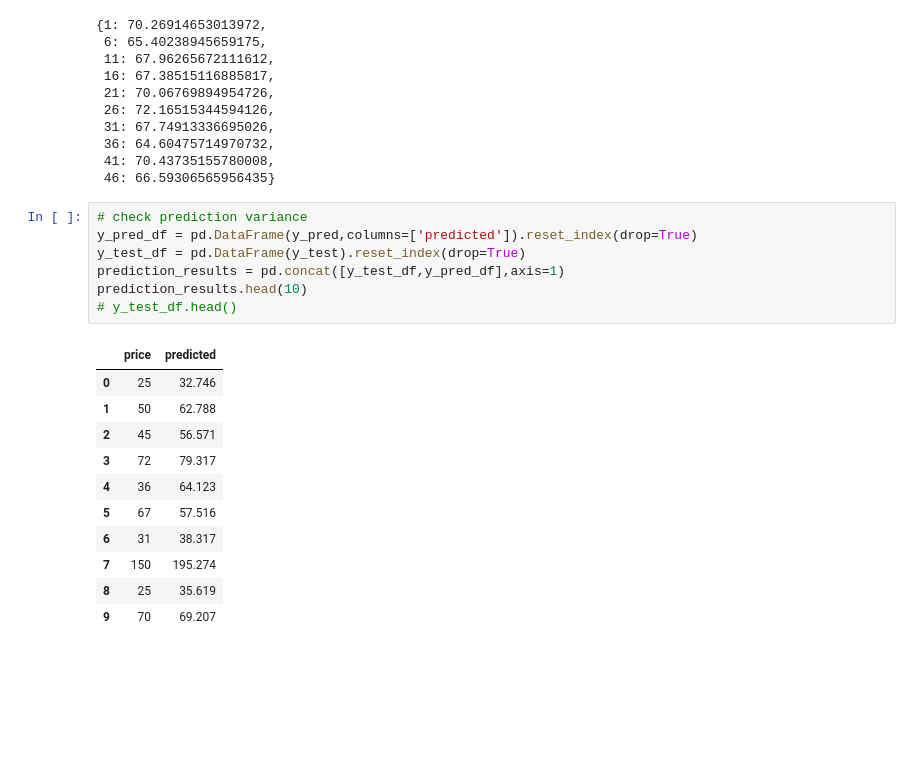
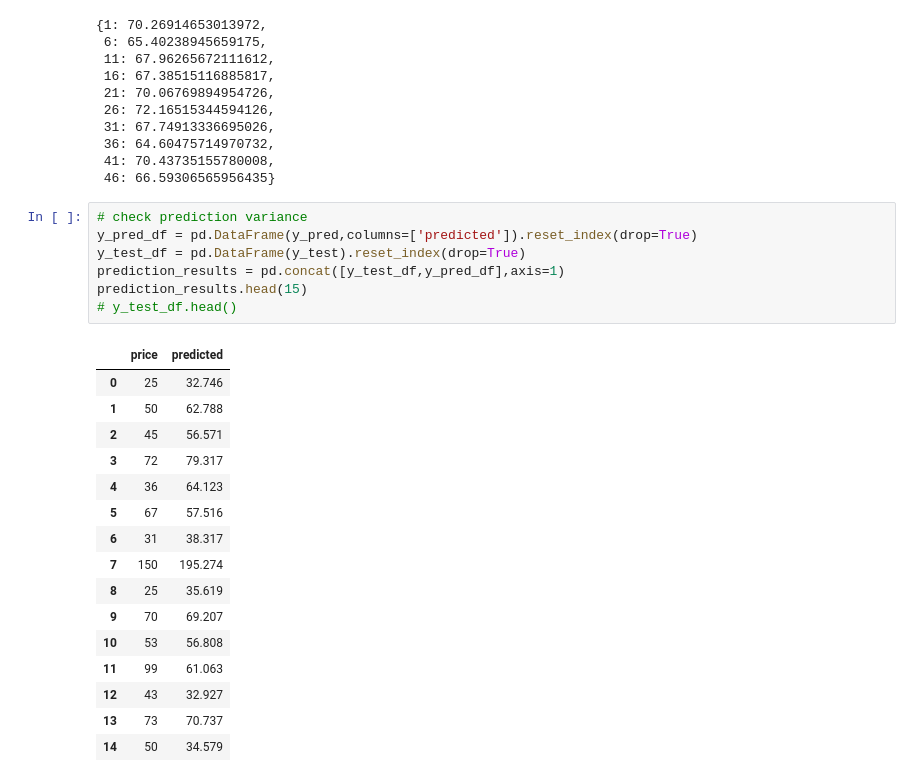
Before and after one commit to wkirui/Airbnb-Price-Prediction, a Jupyter notebook: Airbnb Data Data Processing.ipynb, the cells around one changed output. Cells and saved outputs as stored; diff of their text form; blank space fills up the shorter version.

```diff
--- a/Airbnb Data Data Processing.ipynb
+++ b/Airbnb Data Data Processing.ipynb
@@ -780,19 +780,24 @@ rmse_results
 # %%
 # check prediction variance
 y_pred_df = pd.DataFrame(y_pred,columns=['predicted']).reset_index(drop=True)
 y_test_df = pd.DataFrame(y_test).reset_index(drop=True)
 prediction_results = pd.concat([y_test_df,y_pred_df],axis=1)
-prediction_results.head(10)
+prediction_results.head(15)
 # y_test_df.head()
 # %% [output]
 |  | price | predicted |
 | 0 | 25 | 32.746 |
 | 1 | 50 | 62.788 |
 | 2 | 45 | 56.571 |
 | 3 | 72 | 79.317 |
 | 4 | 36 | 64.123 |
 | 5 | 67 | 57.516 |
 | 6 | 31 | 38.317 |
 | 7 | 150 | 195.274 |
 | 8 | 25 | 35.619 |
 | 9 | 70 | 69.207 |
+| 10 | 53 | 56.808 |
+| 11 | 99 | 61.063 |
+| 12 | 43 | 32.927 |
+| 13 | 73 | 70.737 |
+| 14 | 50 | 34.579 |
```
Also changed, not shown: parts of 2 cells of this notebook.
